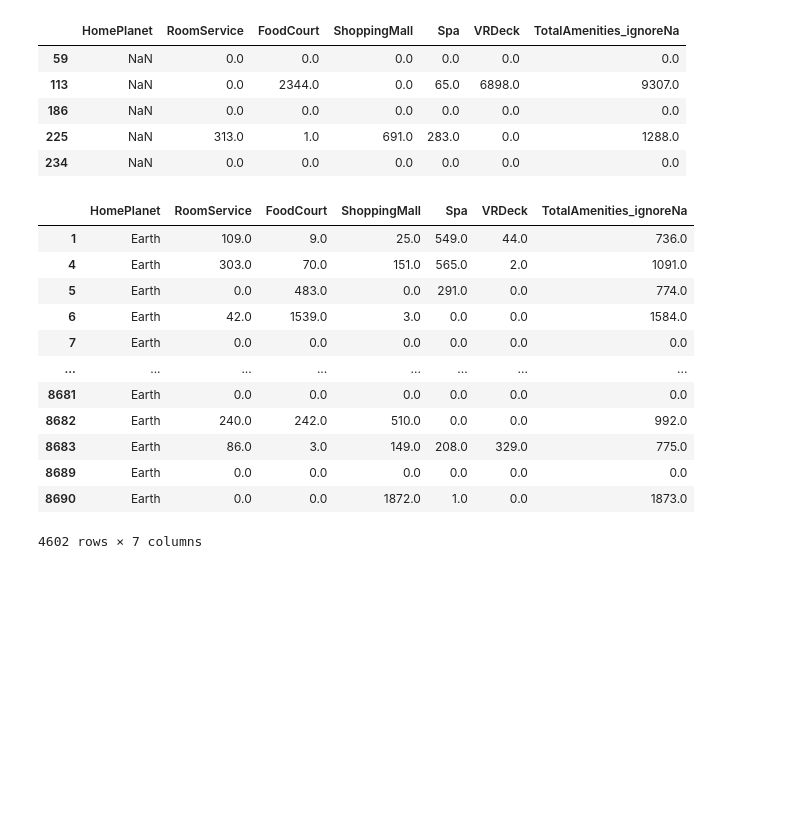
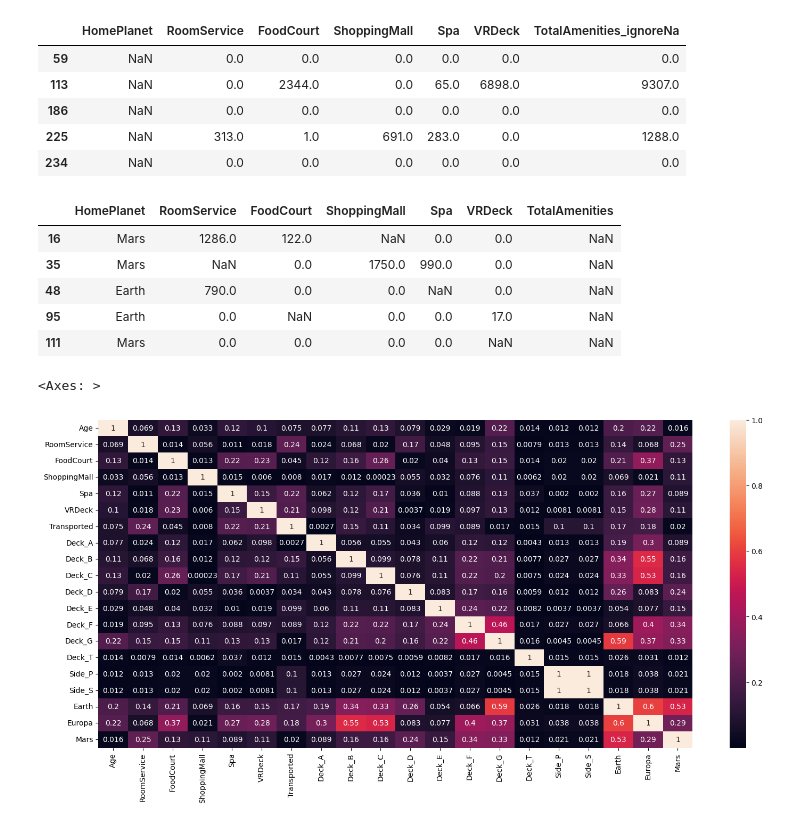
Before and after one commit to keiran0/kaggle-spaceship-titanic, a Jupyter notebook: notebook.ipynb, the cells around one changed output. Drawn from its saved outputs; the diff is of its cells as text; code cells hidden in the pictures; blank space fills up the shorter version.

```diff
--- a/notebook.ipynb
+++ b/notebook.ipynb
@@ -102,0 +133,4 @@ df[['Deck', 'Num', 'Side']] = df['Cabin'].str.split(r'/', expand=True)
+# %%
+concat = pd.get_dummies(df.loc[df['Cabin'].notna(), ['Deck', 'Side']])
+# %%
+df = pd.concat([df,concat], axis=1)
@@ -128,6 +170,9 @@ df.loc[df['CryoSleep'] == True, ["RoomService", "FoodCourt", "ShoppingMall", "Sp
 It is reasonable to assume that passengers who have missing values in the CryoSleep column who has spent money on amenities are not in Cryosleep.
 # %%
 df.loc[(df['TotalAmenities_ignoreNa']>0.0) & (df['CryoSleep'].isnull()), ['CryoSleep']] = df.loc[(df['TotalAmenities_ignoreNa']!=0.0) & (df['CryoSleep'].isnull()), ['CryoSleep']].fillna(False)
+# %%
+df['TotalAmenities_ignoreNa'] = df[['RoomService','FoodCourt','ShoppingMall','Spa','VRDeck']].sum(axis=1, skipna=True)
+df['TotalAmenities'] = df[['RoomService','FoodCourt','ShoppingMall','Spa','VRDeck']].sum(axis=1, skipna=False)
 # %% [markdown]
 While we are able to derive that the passengers who have spent on amenities are not in CryoSleep, the reverse cannot be assumed, as there are also passengers who did not go into CryoSleep, and spent 0 on the amenities.
 # %%
@@ -214,18 +260,11 @@ df[df['HomePlanet'].isnull()][['HomePlanet','RoomService','FoodCourt','ShoppingM
 | 225 | NaN | 313.0 | 1.0 | 691.0 | 283.0 | 0.0 | 1288.0 |
 | 234 | NaN | 0.0 | 0.0 | 0.0 | 0.0 | 0.0 | 0.0 |
 # %%
-df[df['HomePlanet'] =='Earth'][['HomePlanet','RoomService','FoodCourt','ShoppingMall','Spa','VRDeck','TotalAmenities_ignoreNa']]
+df[df['TotalAmenities'].isna()][['HomePlanet','RoomService','FoodCourt','ShoppingMall','Spa','VRDeck','TotalAmenities']].head()
 # %% [output]
-|  | HomePlanet | RoomService | FoodCourt | ShoppingMall | Spa | VRDeck | TotalAmenities_ignoreNa |
-| 1 | Earth | 109.0 | 9.0 | 25.0 | 549.0 | 44.0 | 736.0 |
-| 4 | Earth | 303.0 | 70.0 | 151.0 | 565.0 | 2.0 | 1091.0 |
-| 5 | Earth | 0.0 | 483.0 | 0.0 | 291.0 | 0.0 | 774.0 |
-| 6 | Earth | 42.0 | 1539.0 | 3.0 | 0.0 | 0.0 | 1584.0 |
-| 7 | Earth | 0.0 | 0.0 | 0.0 | 0.0 | 0.0 | 0.0 |
-| ... | ... | ... | ... | ... | ... | ... | ... |
-| 8681 | Earth | 0.0 | 0.0 | 0.0 | 0.0 | 0.0 | 0.0 |
-| 8682 | Earth | 240.0 | 242.0 | 510.0 | 0.0 | 0.0 | 992.0 |
-| 8683 | Earth | 86.0 | 3.0 | 149.0 | 208.0 | 329.0 | 775.0 |
-| 8689 | Earth | 0.0 | 0.0 | 0.0 | 0.0 | 0.0 | 0.0 |
-| 8690 | Earth | 0.0 | 0.0 | 1872.0 | 1.0 | 0.0 | 1873.0 |
+|  | HomePlanet | RoomService | FoodCourt | ShoppingMall | Spa | VRDeck | TotalAmenities |
+| 16 | Mars | 1286.0 | 122.0 | NaN | 0.0 | 0.0 | NaN |
+| 35 | Mars | NaN | 0.0 | 1750.0 | 990.0 | 0.0 | NaN |
+| 48 | Earth | 790.0 | 0.0 | 0.0 | NaN | 0.0 | NaN |
+| 95 | Earth | 0.0 | NaN | 0.0 | 0.0 | 17.0 | NaN |
+| 111 | Mars | 0.0 | 0.0 | 0.0 | 0.0 | NaN | NaN |
-4602 rows × 7 columns
@@ -231,0 +273,6 @@ df[df['HomePlanet'] =='Earth'][['HomePlanet','RoomService','FoodCourt','Shopping
+# %%
+plt.figure(figsize=(18,8))
+sns.heatmap(np.abs(df.drop(['TotalAmenities','TotalAmenities_ignoreNa'], axis=1).corr()), annot=True)
+# %% [output]
+<Axes: >
+[figure, added]
```
Also changed, not shown: parts of 44 cells of this notebook, 3 other files.
